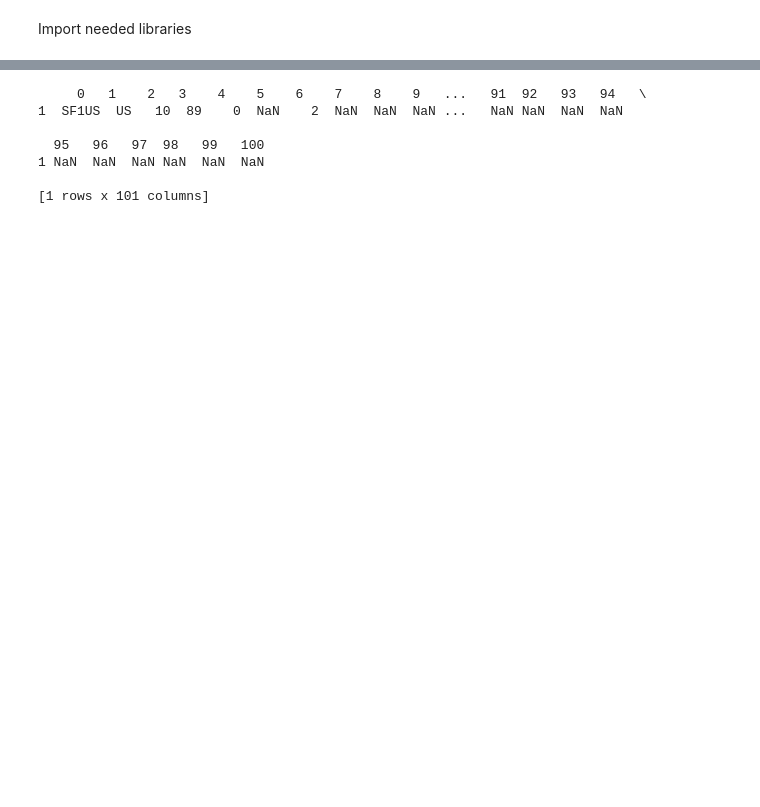
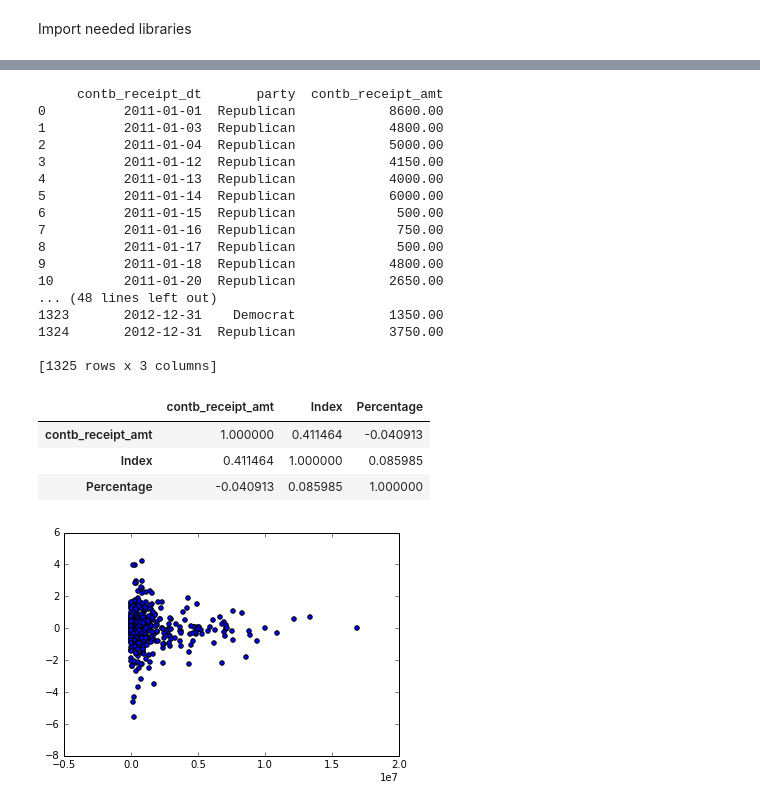
Before and after one commit to BabisK/M36101P-Assignent1, a Jupyter notebook: M36101P-Assignment1.ipynb, the cells around one changed output, grey strips where cells are left out. Cells and saved outputs as stored; diff of their text form; code cells hidden in the pictures; blank space fills up the shorter version.

```diff
--- a/M36101P-Assignment1.ipynb
+++ b/M36101P-Assignment1.ipynb
@@ -10,4 +15,24 @@ donations_data_types = {'cmte_id':numpy.str, 'cand_id':numpy.str, 'cand_nm':nump
                         'contb_receipt_amt':numpy.float, 'contb_receipt_dt':numpy.str, 'receipt_desc':numpy.str,
                         'memo_cd':numpy.str, 'memo_text':numpy.str, 'form_tp':numpy.str,
                         'file_num':numpy.int, 'tran_id':numpy.str, 'election_tp':numpy.str}
-donations = pandas.read_csv("donations/P00000001-ALL.csv", dtype = donations_data_types, index_col = False)
+date_parser = lambda x: pandas.to_datetime(x, infer_datetime_format = True)
+donations = pandas.read_csv("donations/P00000001-ALL.csv", dtype = donations_data_types, index_col = False, date_parser = date_parser, parse_dates = ['contb_receipt_dt'])
+
+parties = {
+    'Bachmann, Michele': 'Republican',
+    'Romney, Mitt': 'Republican',
+    'Obama, Barack': 'Democrat',
+    "Roemer, Charles E. 'Buddy' III": 'Republican',
+    'Pawlenty, Timothy': 'Republican',
+    'Johnson, Gary Earl': 'Republican',
+    'Paul, Ron': 'Republican',
+    'Santorum, Rick': 'Republican',
+    'Cain, Herman': 'Republican',
+    'Gingrich, Newt': 'Republican',
+    'McCotter, Thaddeus G': 'Republican',
+    'Huntsman, Jon': 'Republican',
+    'Perry, Rick': 'Republican',
+    'Stein, Jill': 'Republican'
+}
+
+donations['party'] = donations.cand_nm.map(parties)
@@ -13,0 +79,3 @@ donations = pandas.read_csv("donations/P00000001-ALL.csv", dtype = donations_dat
+# %%
+donations = donations[donations.election_tp != 'P2008']
+donations = donations[donations.election_tp != 'G2008']
@@ -14,16 +103,48 @@ donations = pandas.read_csv("donations/P00000001-ALL.csv", dtype = donations_dat
+# %%
+djia_index_names = ['Date', 'Index']
+djia_index_dtypes = {'Date':numpy.str, 'Index':numpy.float}
+djia_index = pandas.read_csv("djia/index.csv", index_col = False, header = 0, names = djia_index_names, dtype = djia_index_dtypes, parse_dates = ['Date'], na_values = '.')
+
+djia_percentage_names = ['Date', 'Percentage']
+djia_percentage_dtypes = {'Date':numpy.str, 'Percentage':numpy.float}
+djia_percentage = pandas.read_csv("djia/percentage.csv", index_col = False, header = 0, names = djia_percentage_names, dtype = djia_percentage_dtypes, parse_dates = ['Date'], na_values = '.')
+
+djia = pandas.merge(djia_index, djia_percentage, on='Date')
+# %%
+daily_donations = donations[['contb_receipt_dt', 'contb_receipt_amt', 'cand_nm', 'party']][donations.contb_receipt_amt > 0].groupby(['contb_receipt_dt', 'party'], as_index=False)
+#len(daily_donations)
+# %%
+sum_daily_donations = daily_donations.sum()
+print(sum_daily_donations)
+sums = pandas.merge(sum_daily_donations[sum_daily_donations.party == 'Republican'], djia, how='left', left_on='contb_receipt_dt', right_on='Date')
+plt.scatter(sums.contb_receipt_amt, sums.Percentage)
+sums.corr()
+# %% [output]
+     contb_receipt_dt       party  contb_receipt_amt
+0          2011-01-01  Republican            8600.00
+1          2011-01-03  Republican            4800.00
+2          2011-01-04  Republican            5000.00
+3          2011-01-12  Republican            4150.00
+4          2011-01-13  Republican            4000.00
+5          2011-01-14  Republican            6000.00
+6          2011-01-15  Republican             500.00
+7          2011-01-16  Republican             750.00
+8          2011-01-17  Republican             500.00
+9          2011-01-18  Republican            4800.00
+10         2011-01-20  Republican            2650.00
+... (48 lines left out)
+1323       2012-12-31    Democrat            1350.00
+1324       2012-12-31  Republican            3750.00
+
+[1325 rows x 3 columns]
+|  | contb_receipt_amt | Index | Percentage |
+| contb_receipt_amt | 1.000000 | 0.411464 | -0.040913 |
+| Index | 0.411464 | 1.000000 | 0.085985 |
+| Percentage | -0.040913 | 0.085985 | 1.000000 |
+[figure, added]
 # %%
 p1_col_names = ['FILEID', 'STUSAB', 'CHARITER', 'CIFSN', 'LOGRECNO', 'P0010001']
 p1 = pandas.read_csv('sf1/us000012010.sf1', index_col = False, header = None, names = p1_col_names)
 # %%
 sf1geo_column_widths = [6, 2, 3, 2, 3, 2, 7, 1, 1, 2, 3, 2, 2, 5, 2, 2, 5, 2, 2, 6, 1, 4, 2, 5, 2, 2, 4, 5, 2, 1, 3, 5, 2, 6, 1, 5, 2, 5, 2, 5, 3, 5, 2, 5, 3, 1, 1, 5, 2, 1, 1, 2, 3, 3, 6, 1, 3, 5, 5, 2, 5, 5, 5, 14, 14, 90, 1, 1, 9, 9, 11, 12, 2, 1, 6, 5, 8, 8, 8, 8, 8, 8, 8, 8, 8, 2, 2, 2, 3, 3, 3, 3, 3, 3, 2, 2, 2, 1, 1, 5, 18]
 sf1geo = pandas.read_fwf('sf1/usgeo2010.sf1', index_col = False, header = None, widths = sf1geo_column_widths)
-# %%
-print(sf1geo[1:2])
-# %% [output]
-     0   1    2   3    4    5    6    7    8    9   ...   91  92   93   94   \
-1  SF1US  US   10  89    0  NaN    2  NaN  NaN  NaN ...   NaN NaN  NaN  NaN
-
-  95   96   97  98   99   100
-1 NaN  NaN  NaN NaN  NaN  NaN
-
-[1 rows x 101 columns]
```
Also changed, not shown: parts of 16 cells of this notebook, 1 other file.
